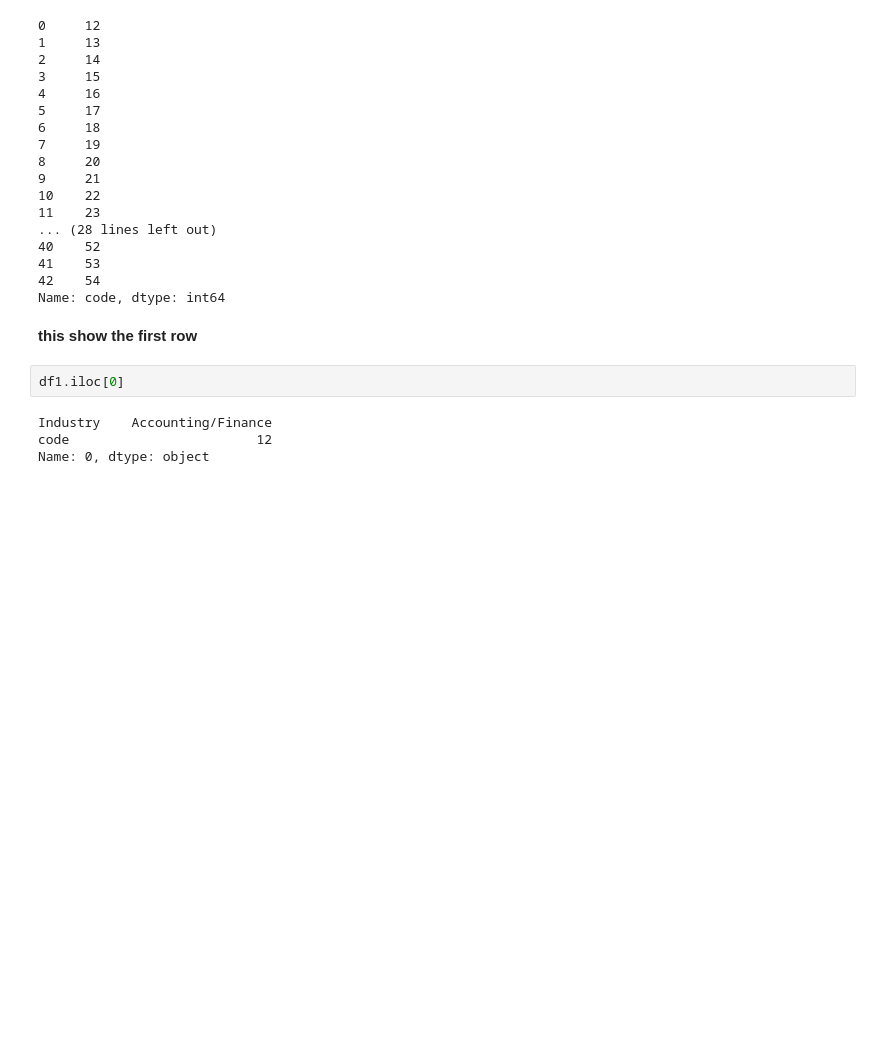
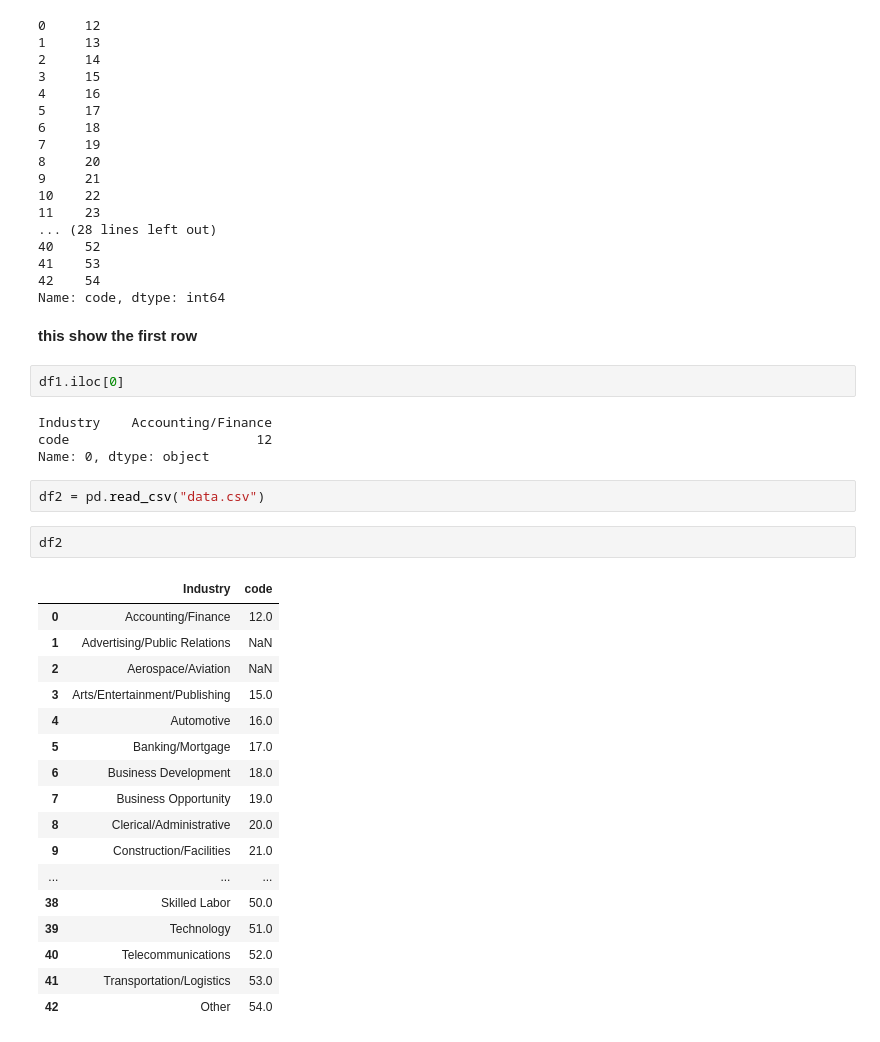
Before and after one commit to kirmani512/pandas_tutorial, a Jupyter notebook: pandas_intro.ipynb, the cells around one changed output. Saved outputs shown, nothing was run; the diff lists cells and outputs as text; blank space fills up the shorter version.

Commit message:
dataframe functions

```diff
--- a/pandas_intro.ipynb
+++ b/pandas_intro.ipynb
@@ -143,3 +143,25 @@ df1.iloc[0]
 Industry    Accounting/Finance
 code                        12
 Name: 0, dtype: object
+# %%
+df2 = pd.read_csv("data.csv")
+# %%
+df2
+# %% [output]
+|  | Industry | code |
+| 0 | Accounting/Finance | 12.0 |
+| 1 | Advertising/Public Relations | NaN |
+| 2 | Aerospace/Aviation | NaN |
+| 3 | Arts/Entertainment/Publishing | 15.0 |
+| 4 | Automotive | 16.0 |
+| 5 | Banking/Mortgage | 17.0 |
+| 6 | Business Development | 18.0 |
+| 7 | Business Opportunity | 19.0 |
+| 8 | Clerical/Administrative | 20.0 |
+| 9 | Construction/Facilities | 21.0 |
+| ... | ... | ... |
+| 38 | Skilled Labor | 50.0 |
+| 39 | Technology | 51.0 |
+| 40 | Telecommunications | 52.0 |
+| 41 | Transportation/Logistics | 53.0 |
+| 42 | Other | 54.0 |
```
Also changed, not shown: parts of 11 cells of this notebook, 1 other file.
